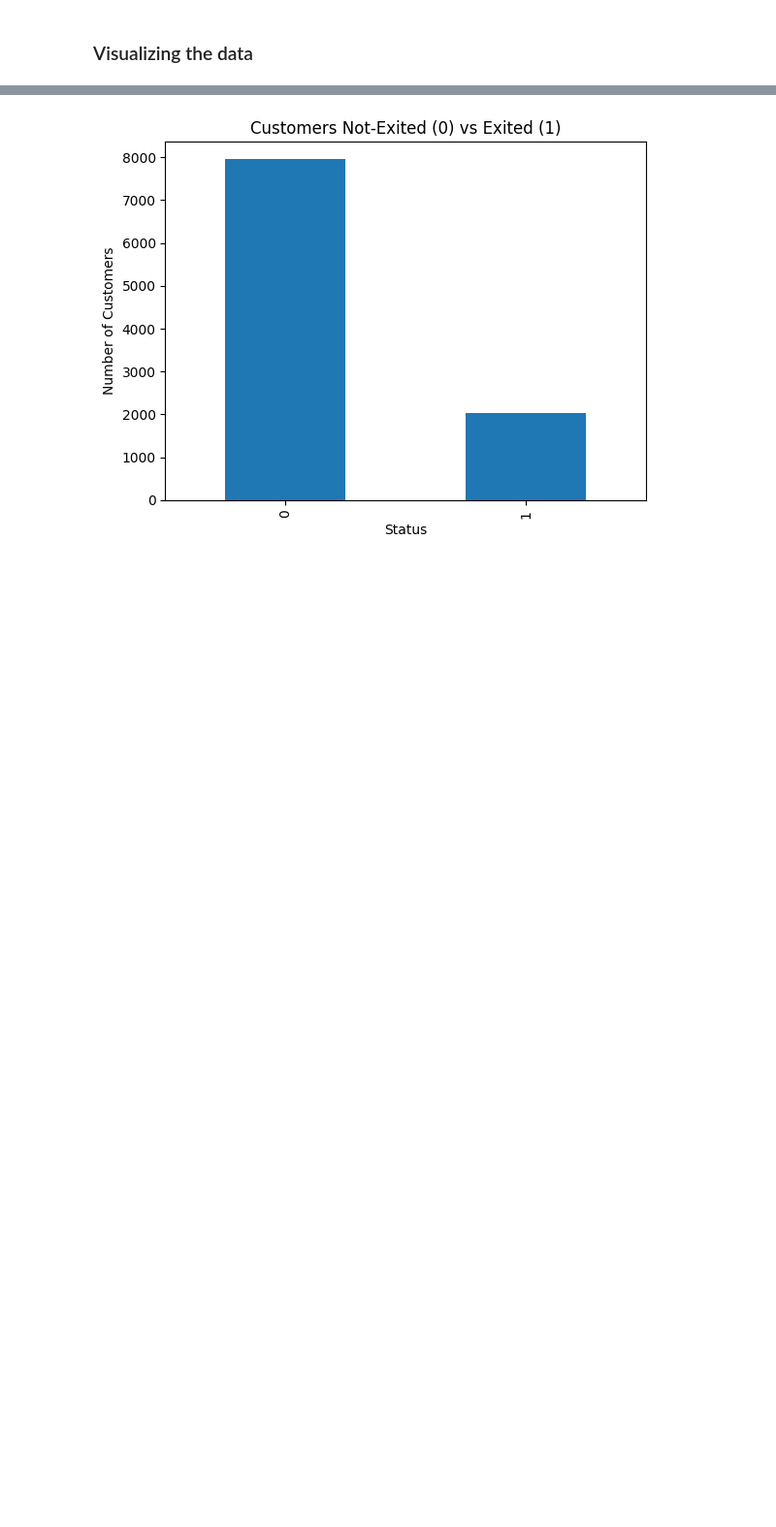
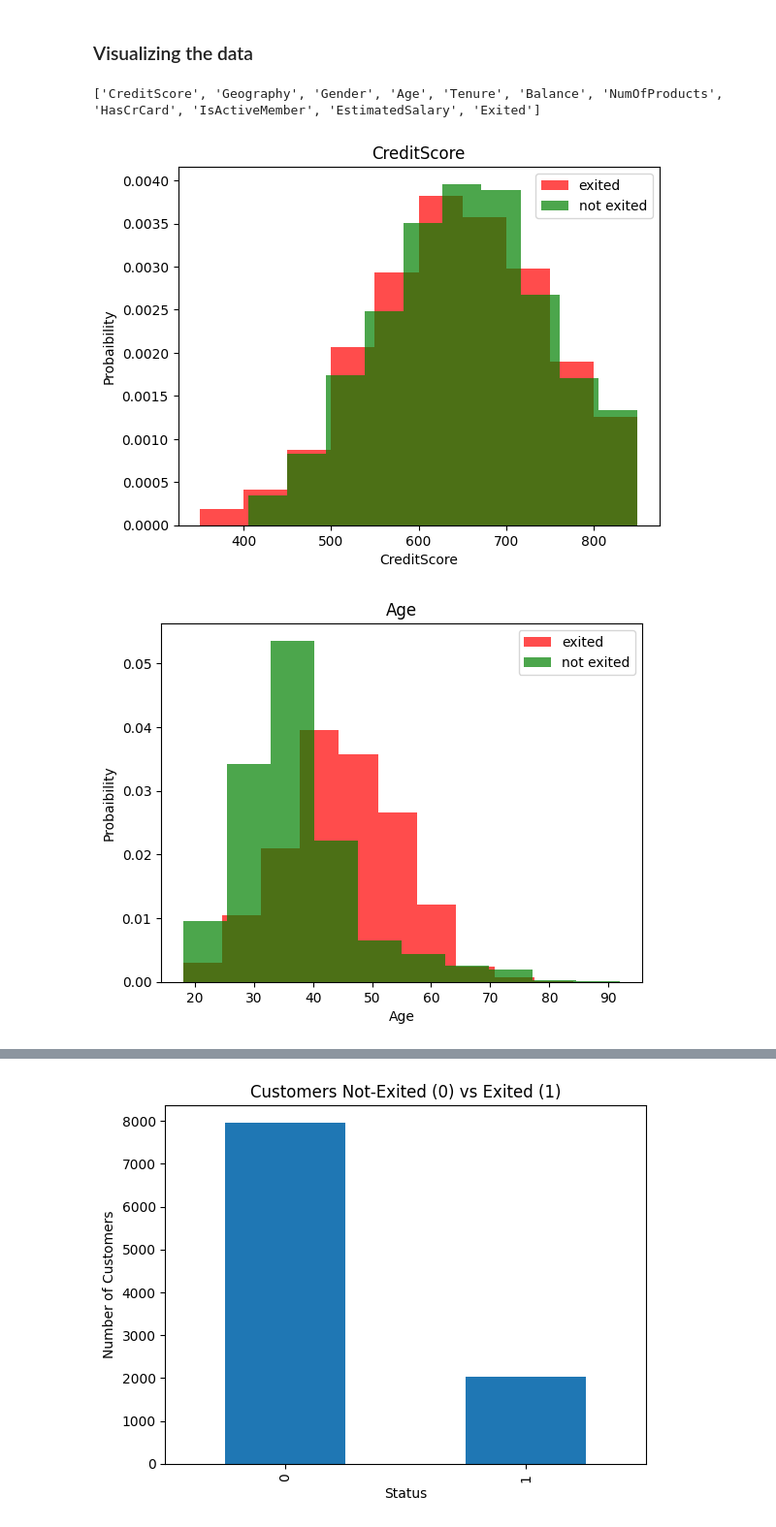
Before and after one commit to OSinA04/Customer-Churn-Prediction, a Jupyter notebook: main.ipynb, the cells around one changed output, grey strips where cells are left out. Shown: that part at 97% size. Drawn from its saved outputs; the diff is of its cells as text; code cells hidden in the pictures; blank space fills up the shorter version.

Commit message:
Graphs Updated

```diff
--- a/main.ipynb
+++ b/main.ipynb
@@ -127,3 +121,21 @@ dtype: int64
 Since no null values exist we do not need to drop any rows
 # %% [markdown]
 ### Visualizing the data
+# %%
+cols=list(df)
+print(cols)
+# %% [output]
+['CreditScore', 'Geography', 'Gender', 'Age', 'Tenure', 'Balance', 'NumOfProducts', 'HasCrCard', 'IsActiveMember', 'EstimatedSalary', 'Exited']
+# %%
+impgraph=['CreditScore','Age','Tenure','Balance','EstimatedSalary']
+for label in impgraph:
+    plt.hist(df[df['Exited']==1][label], color='red',label='exited',alpha=0.7,density=True)
+    plt.hist(df[df['Exited']==0][label], color='green',label='not exited',alpha=0.7,density=True)
+    plt.title(label)
+    plt.ylabel("Probaibility")
+    plt.xlabel(label)
+    plt.legend()
+    plt.show()
+# %% [output]
+[figure, added]
+[figure, added]
```
Also changed, not shown: parts of 15 cells of this notebook.
